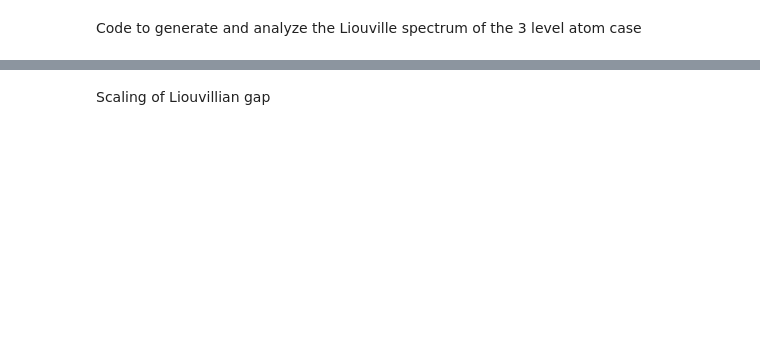
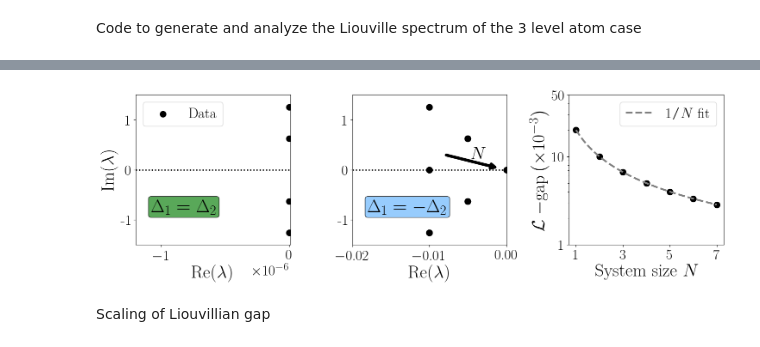
Before and after one commit to MarcNairn/nonreciprocal-dimer, a Jupyter notebook: simul/liouv_spec_spin1.ipynb, the cells around one changed output, grey strips where cells are left out. Saved outputs shown, nothing was run; the diff lists cells and outputs as text; code cells hidden in the pictures; blank space fills up the shorter version.

Commit message:
Liouvillian spectra files and figures

```diff
--- a/simul/liouv_spec_spin1.ipynb
+++ b/simul/liouv_spec_spin1.ipynb
@@ -119,3 +124,94 @@ np.float64(-0.004996196481075942)
+# %%
+# — your data placeholders —
+# (we need  real_parts1, imag_parts1, real_parts2, imag_parts2, Ns, gaps, x_fit, fit defined)
+
+real1 = np.loadtxt('Liouv+Det_real.txt')
+imag1 = np.loadtxt('Liouv+Det_imag.txt')
+parts1 = (real1, imag1)
+
+real2 = np.loadtxt('Liouv-Det_real.txt')
+imag2 = np.loadtxt('Liouv-Det_imag.txt')
+parts2 = (real2, imag2)
+
+gaps = np.loadtxt('gaps.txt')
+
+
+fig = plt.figure(figsize=(15, 5))
+
+# Left panel
+ax0 = fig.add_subplot(1, 3, 1)
+ax0.scatter(parts1[0], parts1[1], color='black', label='Data', s=100)
+ax0.set_xlabel(r'Re($\lambda$)')
+ax0.set_ylabel(r'Im($\lambda$)')
+ax0.set_xticks([0, -1e-6])
+ax0.set_yticks([-1,0,1],[-1,0,1])
+ax0.set_xlim(-1.2e-6, 1e-8)
+ax0.set_ylim(-1.5,1.5)
+ax0.axhline(0, color="black", lw=2, linestyle=":")
+ax0.text(
+    0.1, 0.2, r"$\mathrm{\Delta_1}=\mathrm{\Delta_2}$",
+    transform=ax0.transAxes,
+    fontsize=30,
+    color="black",
+    va="bottom",
+    ha="left",
+    bbox=dict(facecolor="forestgreen", edgecolor="black", boxstyle="round,pad=0.15", alpha=0.75)
+)
+
+ax0.legend(loc="upper left")
+
+# Middle panel (shares y-axis with left)
+ax1 = fig.add_subplot(1, 3, 2, sharey=ax0)
+ax1.scatter(parts2[0], parts2[1], color='black', label='Data', s=100)
+ax1.set_xlabel(r'Re($\lambda$)')
+# no need to set ylabel again since shared
+ax1.axhline(0, color="black", lw=2, linestyle=":")
+ax1.set_xticks([0,  -1e-2, -2e-2])
+ax1.set_yticks([-1,0,1],[-1,0,1])
+ax1.set_xlim(-2e-2, 1e-4)
+ax1.set_ylim(-1.5,1.5)
+ax1.text(
+    0.1, 0.2, r"$\mathrm{\Delta_1}=-\mathrm{\Delta_2}$",
+    transform=ax1.transAxes,
+    fontsize=30,
+    color="black",
+    va="bottom",
+    ha="left",
+    bbox=dict(facecolor="xkcd:sky blue", edgecolor="black", boxstyle="round,pad=0.15", alpha=0.75)
+)
+ax1.annotate(
+    '',
+    xy=(0.95, 0.51),       # arrow head (in axes fraction)
+    xytext=(0.6, 0.6),   # arrow tail
+    xycoords='axes fraction',
+    arrowprops=dict(arrowstyle='->', lw=5)
+)
+ax1.text(
+    0.81, 0.55, r'$N$',
+    transform=ax1.transAxes,
+    va='bottom', ha='center',
+    fontsize=30
+)
+
+# Right panel: finite‐size scaling
+ax2 = fig.add_subplot(1, 3, 3)
+ax2.plot(x_fit, fit*1e3, linestyle='--', color='grey', label=r'$1/N$ fit', lw=3)
+ax2.scatter(Ns, gaps*1e3, color='black', s=100)
+ax2.set_xlabel(r'System size $N$')
+ax2.set_ylabel(r'$\mathcal{L}\;\mathrm{-gap\,} (\times10^{-3})$')
+ax2.legend()
+ax2.set_yscale('log')
+ax2.set_yticks([50, 10, 1], [50, 10,1])
+ax2.set_xticks([1,3,5,7])
+# labels already match ticks
+ax2.tick_params(axis='both', which='major')
+
+fig.tight_layout()
+plt.show()
+
+plt.savefig("fig4.svg", bbox_inches="tight")
+# %% [output]
+[figure, added]
 # %% [markdown]
 Scaling of Liouvillian gap
 # %%
```
Also changed, not shown: parts of 15 cells of this notebook, 8 other files.
